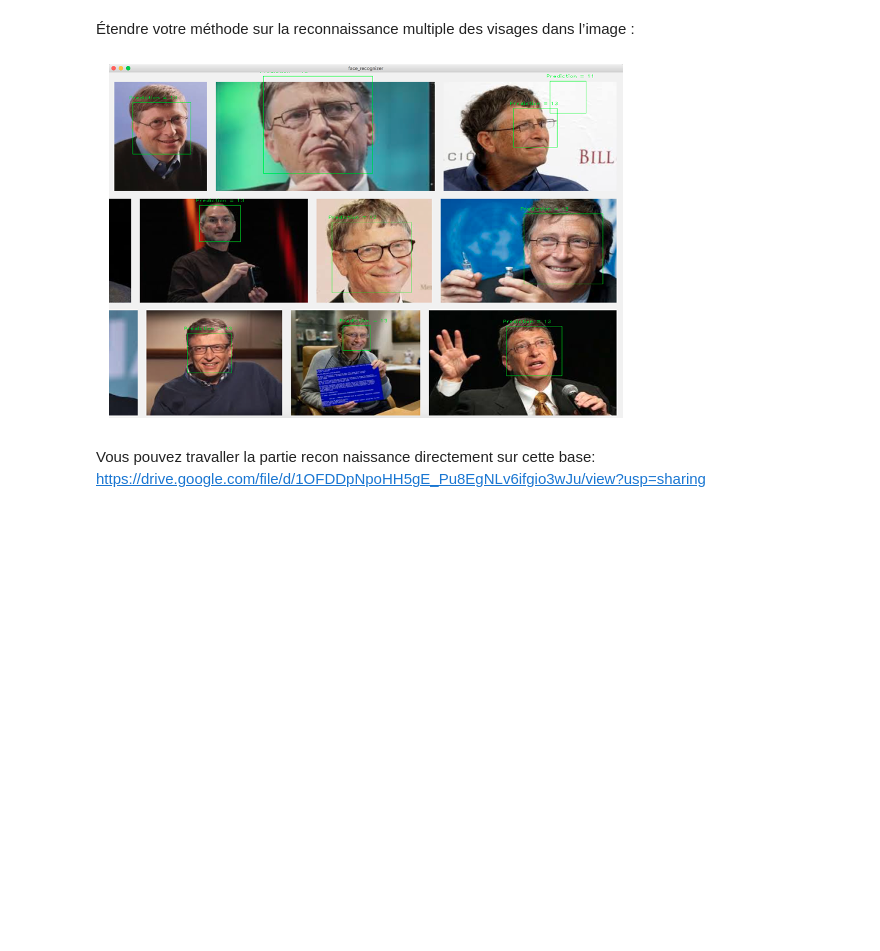
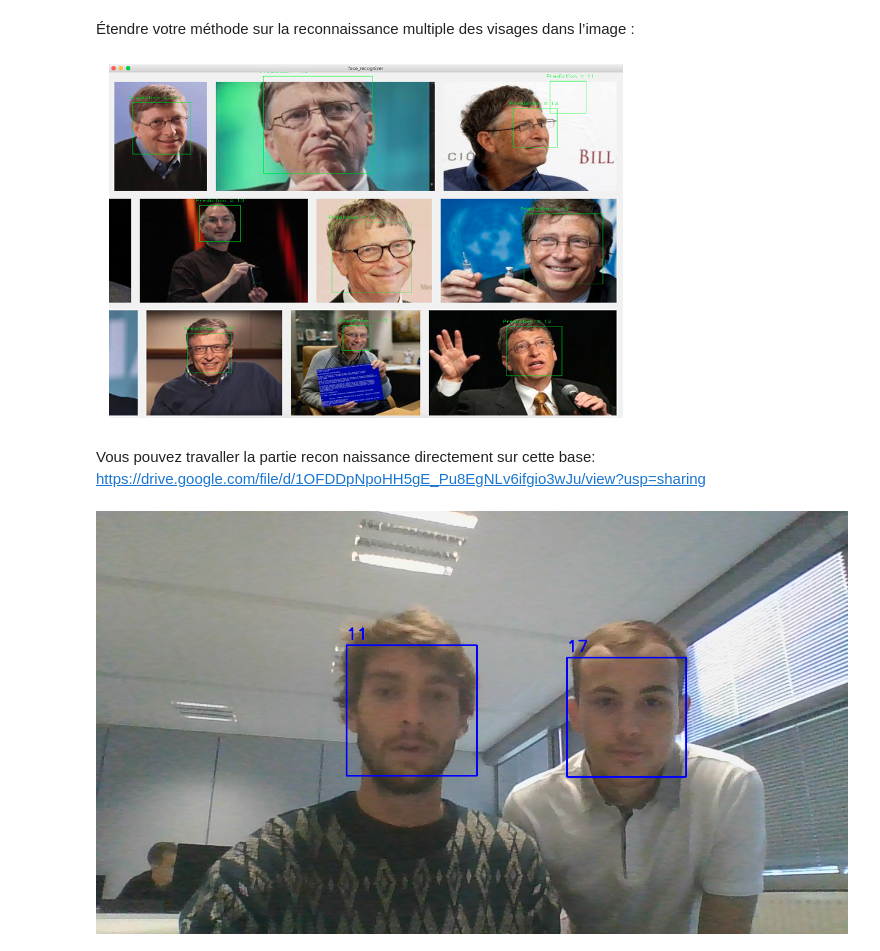
Before and after one commit to Mkenza/Computer_V_SDI, a Jupyter notebook: TP2_MAKHLOUF_FaceDestection_and_Recognition.ipynb, the cells around one changed output. Saved outputs shown, nothing was run; the diff lists cells and outputs as text; code cells hidden in the pictures; blank space fills up the shorter version.

```diff
--- a/TP2_MAKHLOUF_FaceDestection_and_Recognition.ipynb
+++ b/TP2_MAKHLOUF_FaceDestection_and_Recognition.ipynb
@@ -103,3 +402,19 @@ label = face_recognizer.predict(img)
 # %% [markdown]
 Vous pouvez travaller la partie recon naissance directement sur cette base:
 https://drive.google.com/file/d/1OFDDpNpoHH5gE_Pu8EgNLv6ifgio3wJu/view?usp=sharing
+# %%
+def multi_det_recog(img):
+  gray = cv2.cvtColor(img, cv2.COLOR_RGB2GRAY)
+  faces = face_cascade.detectMultiScale(gray, 1.3, 5)
+  for (x,y,w,h) in faces:
+      cv2.rectangle(img,(x,y),(x+w,y+h),(255,0,0),2)
+      roi_gray = gray[y:y+h, x:x+w]
+      roi_gray_resize = cv2.resize(roi_gray, (200, 200))
+      label = face_recognizer.predict(roi_gray_resize)
+      cv2.putText(img, str(label[0]), (x,y-10), cv2.FONT_HERSHEY_SIMPLEX, 0.9, (255,0,0), 2)
+  cv2_imshow(img)
+
+image = cv2.imread("/content/Data-FaceDetection and Recognition/FaceRecog-BD-2018/Test/test2.jpg")
+multi_det_recog(image)
+# %% [output]
+[figure, added]
```
Also changed, not shown: parts of 20 cells of this notebook.
